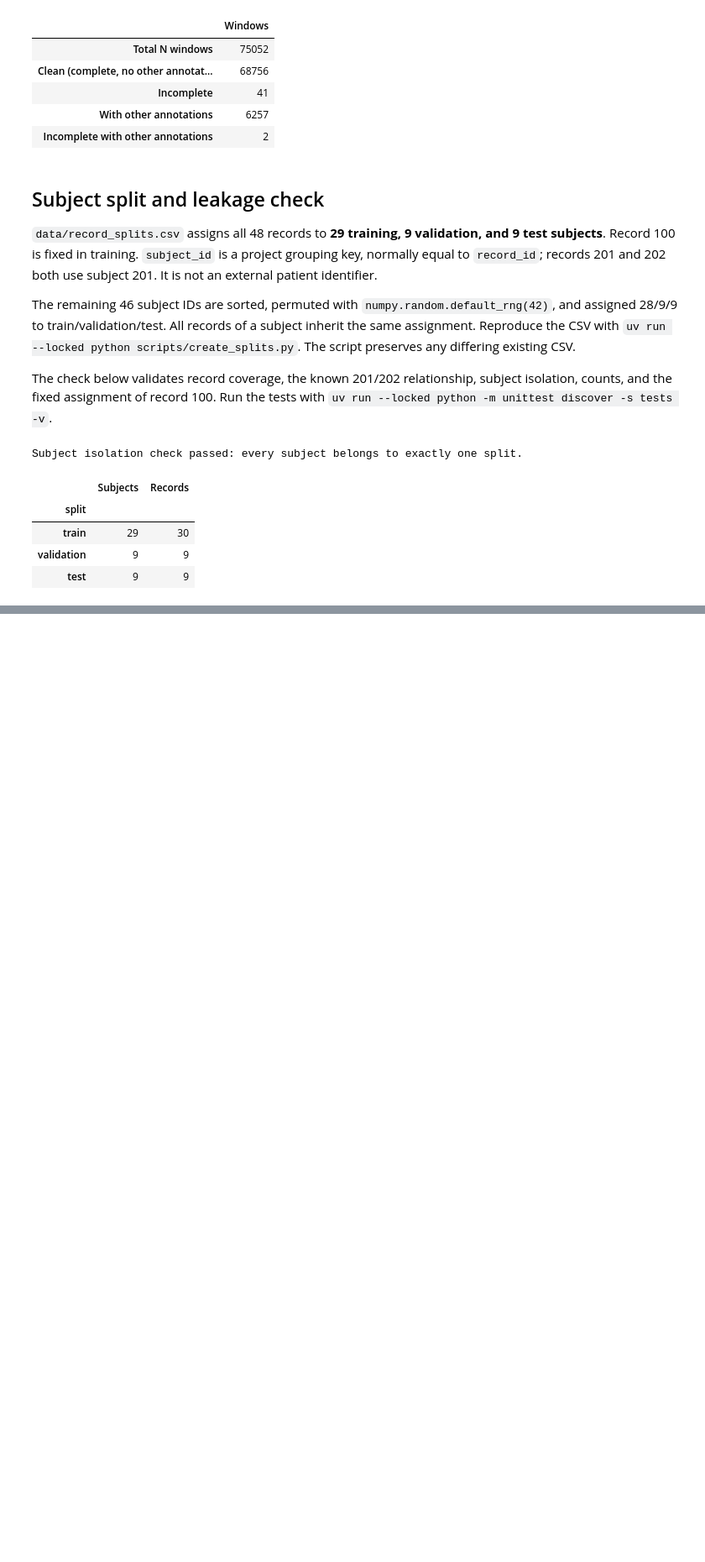
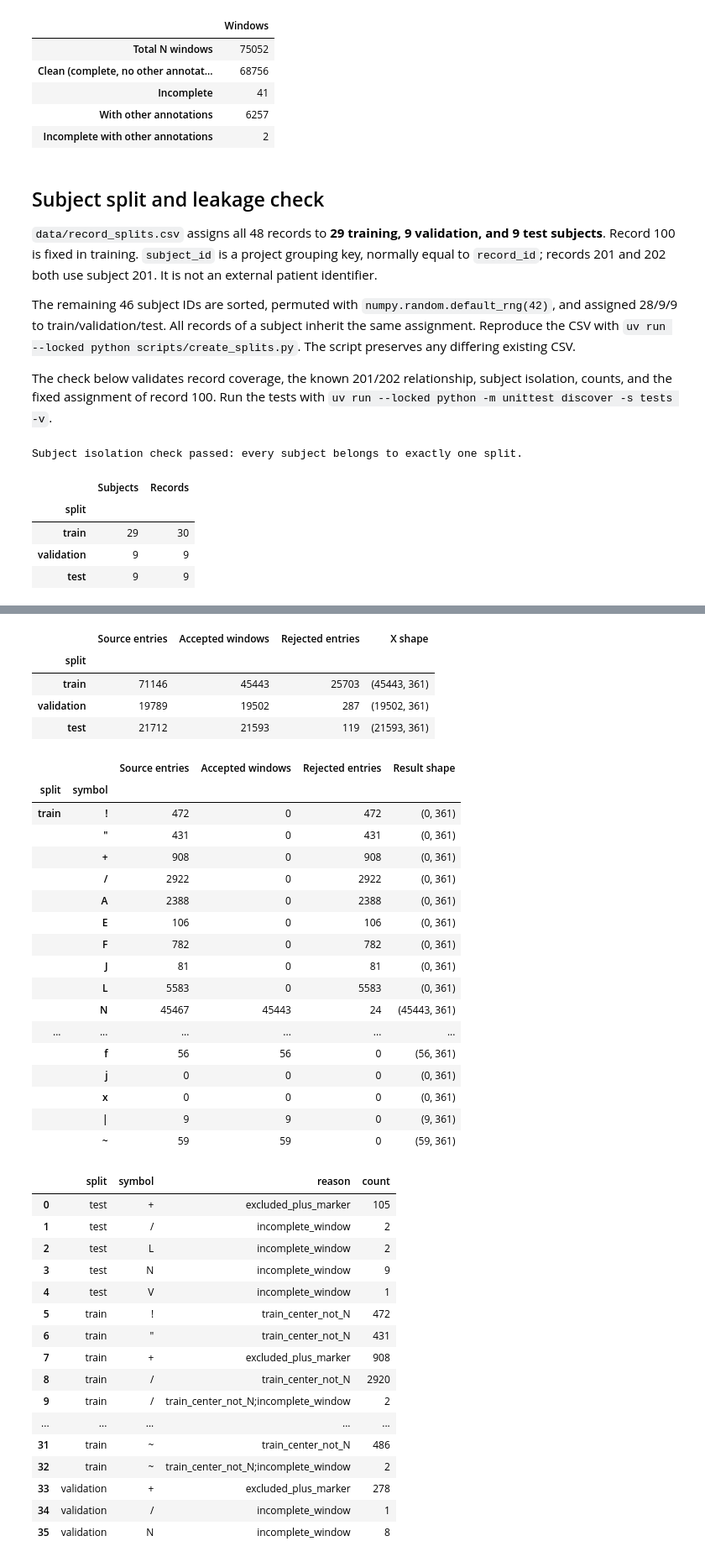
Before and after one commit to gabrielbozek/ecg-anomaly, a Jupyter notebook: notebooks/EDA.ipynb, the cells around one changed output, grey strips where cells are left out. Shown at 84% size. Cells and saved outputs as stored; diff of their text form; code cells hidden in the pictures; blank space fills up the shorter version.

```diff
--- a/notebooks/EDA.ipynb
+++ b/notebooks/EDA.ipynb
@@ -783,0 +804,61 @@ Maximum inverse error: 2.220e-16 mV
+# %%
+from scripts.datasets import prepare_window_datasets
+
+dataset_preprocessing_mode = "standardize"
+prepared_datasets, dataset_audit, dataset_rejection_reasons = prepare_window_datasets(
+    raw_directory=project_root / "data/raw/mitdb-1.0.0",
+    record_splits=preprocessing_splits,
+    source_record_ids=record_ids,
+    statistics=training_statistics,
+    extract_window=extract_ecg_window,
+    mode=dataset_preprocessing_mode,
+)
+dataset_summary = dataset_audit.groupby("split")[[
+    "Source entries", "Accepted windows", "Rejected entries"
+]].sum().reindex(["train", "validation", "test"])
+dataset_summary["X shape"] = [prepared_datasets[split].X.shape for split in dataset_summary.index]
+display(dataset_summary)
+with pd.option_context("display.max_rows", None):
+    display(dataset_audit)
+    display(dataset_rejection_reasons)
+# %% [output]
+|  | Source entries | Accepted windows | Rejected entries | X shape |
+| split |  |  |  |  |
+| train | 71146 | 45443 | 25703 | (45443, 361) |
+| validation | 19789 | 19502 | 287 | (19502, 361) |
+| test | 21712 | 21593 | 119 | (21593, 361) |
+|  |  | Source entries | Accepted windows | Rejected entries | Result shape |
+| split | symbol |  |  |  |  |
+| train | ! | 472 | 0 | 472 | (0, 361) |
+|  | " | 431 | 0 | 431 | (0, 361) |
+|  | + | 908 | 0 | 908 | (0, 361) |
+|  | / | 2922 | 0 | 2922 | (0, 361) |
+|  | A | 2388 | 0 | 2388 | (0, 361) |
+|  | E | 106 | 0 | 106 | (0, 361) |
+|  | F | 782 | 0 | 782 | (0, 361) |
+|  | J | 81 | 0 | 81 | (0, 361) |
+|  | L | 5583 | 0 | 5583 | (0, 361) |
+|  | N | 45467 | 45443 | 24 | (45443, 361) |
+| ... | ... | ... | ... | ... | ... |
+|  | f | 56 | 56 | 0 | (56, 361) |
+|  | j | 0 | 0 | 0 | (0, 361) |
+|  | x | 0 | 0 | 0 | (0, 361) |
+|  | | | 9 | 9 | 0 | (9, 361) |
+|  | ~ | 59 | 59 | 0 | (59, 361) |
+|  | split | symbol | reason | count |
+| 0 | test | + | excluded_plus_marker | 105 |
+| 1 | test | / | incomplete_window | 2 |
+| 2 | test | L | incomplete_window | 2 |
+| 3 | test | N | incomplete_window | 9 |
+| 4 | test | V | incomplete_window | 1 |
+| 5 | train | ! | train_center_not_N | 472 |
+| 6 | train | " | train_center_not_N | 431 |
+| 7 | train | + | excluded_plus_marker | 908 |
+| 8 | train | / | train_center_not_N | 2920 |
+| 9 | train | / | train_center_not_N;incomplete_window | 2 |
+| ... | ... | ... | ... | ... |
+| 31 | train | ~ | train_center_not_N | 486 |
+| 32 | train | ~ | train_center_not_N;incomplete_window | 2 |
+| 33 | validation | + | excluded_plus_marker | 278 |
+| 34 | validation | / | incomplete_window | 1 |
+| 35 | validation | N | incomplete_window | 8 |
```
Also changed, not shown: parts of 14 cells of this notebook, 2 other files.
